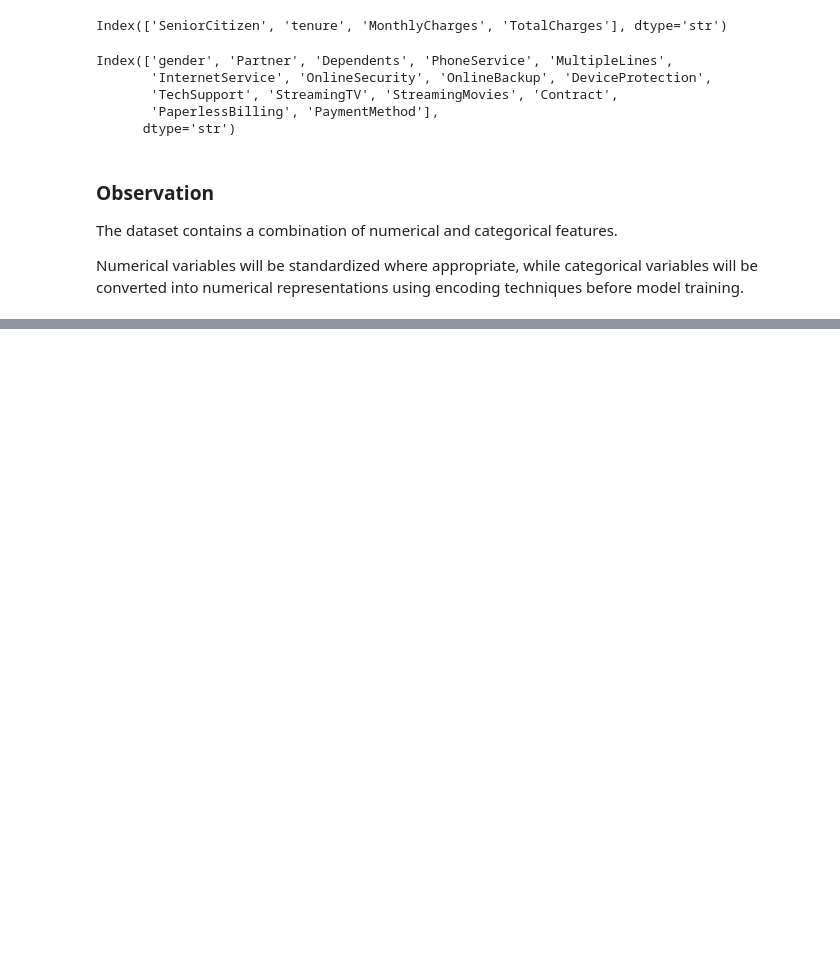
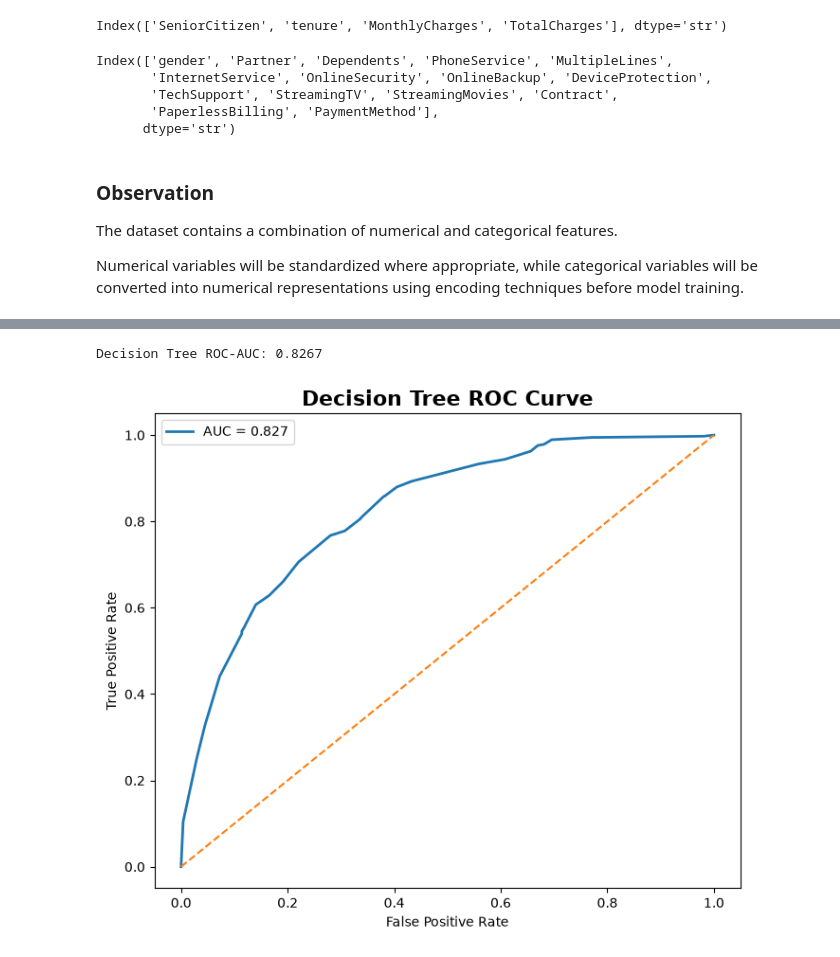
Before and after one commit to Al-maqdis/telecom-churn-prediction, a Jupyter notebook: notebooks/03_data_preprocessing.ipynb, the cells around one changed output, grey strips where cells are left out. Saved outputs shown, nothing was run; the diff lists cells and outputs as text; code cells hidden in the pictures; blank space fills up the shorter version.

```diff
--- a/notebooks/03_data_preprocessing.ipynb
+++ b/notebooks/03_data_preprocessing.ipynb
@@ -387,0 +862,4 @@ Numerical variables will be standardized where appropriate, while categorical va
+# %%
+dt_prob = dt_model.predict_proba(X_test)
+
+dt_prob[:5]
@@ -387,0 +944,46 @@ Numerical variables will be standardized where appropriate, while categorical va
+# %%
+dt_auc = roc_auc_score(
+    y_test,
+    dt_prob[:,1]
+)
+
+print(f"Decision Tree ROC-AUC: {dt_auc:.4f}")
+# %% [output]
+Decision Tree ROC-AUC: 0.8267
+# %%
+dt_fpr, dt_tpr, _ = roc_curve(
+    y_test,
+    dt_prob[:,1]
+)
+
+plt.figure(figsize=(7,6))
+
+plt.plot(
+    dt_fpr,
+    dt_tpr,
+    linewidth=2,
+    label=f"AUC = {dt_auc:.3f}"
+)
+
+plt.plot(
+    [0,1],
+    [0,1],
+    linestyle="--"
+)
+
+plt.title(
+    "Decision Tree ROC Curve",
+    fontsize=16,
+    fontweight="bold"
+)
+
+plt.xlabel("False Positive Rate")
+plt.ylabel("True Positive Rate")
+
+plt.legend()
+
+plt.tight_layout()
+
+plt.show()
+# %% [output]
+[figure, added]
```
Also changed, not shown: parts of 114 cells of this notebook, 17 other files.
